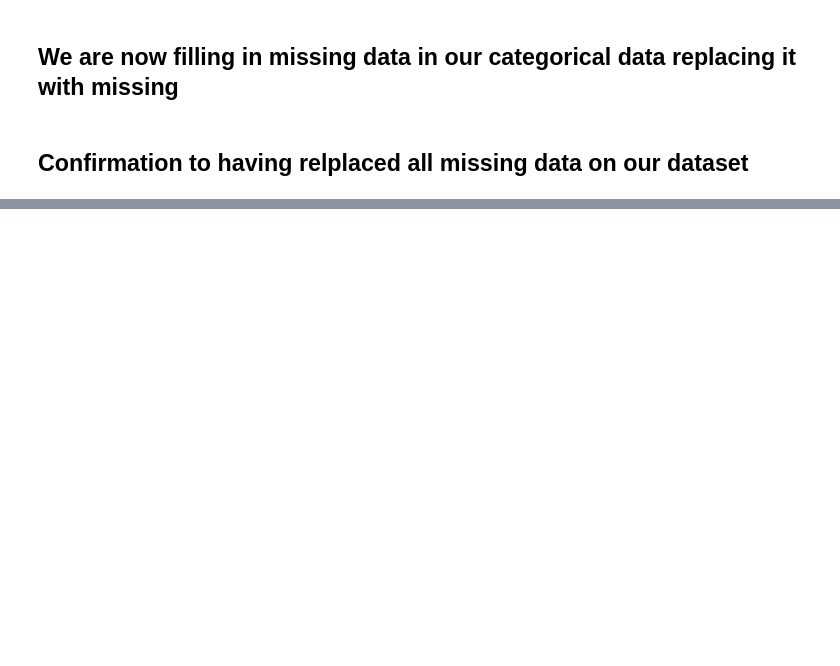
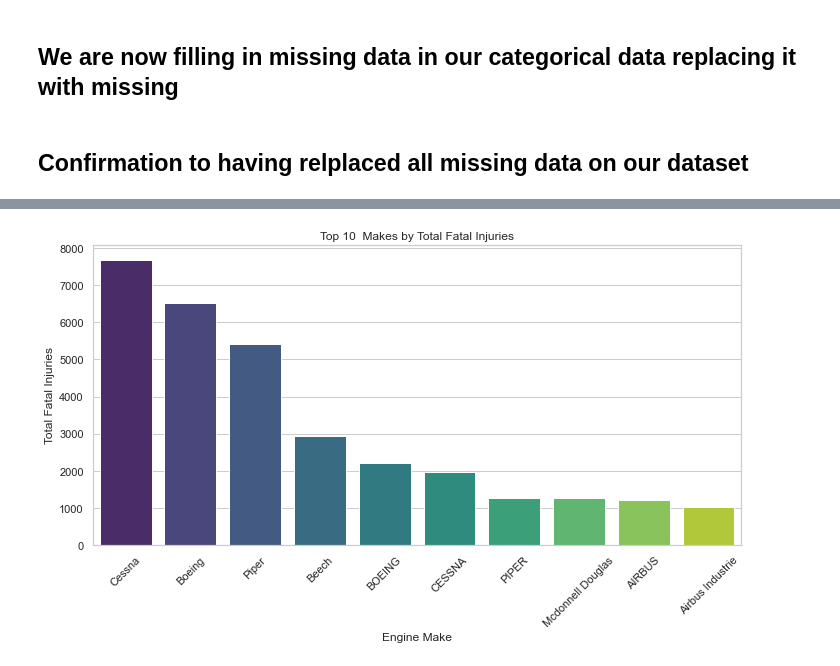
Before and after one commit to Dollcode-coder/dsc-phase-1-project-v3, a Jupyter notebook: student.ipynb, the cells around one changed output, grey strips where cells are left out. Cells and saved outputs as stored; diff of their text form; code cells hidden in the pictures; blank space fills up the shorter version.

```diff
--- a/student.ipynb
+++ b/student.ipynb
@@ -194,3 +229,7 @@ Broad.phase.of.flight     0
 Report.Status             0
 Publication.Date          0
 dtype: int64
+# %%
+#Went into the columns and used value counts that showed the terms below being similar so i i combined then into one
+df.replace('missing','Missing',inplace =True)
+df.replace('none', 'None', inplace=True)
@@ -196,0 +240,7 @@ dtype: int64
+# %%
+
+grouped_by_make = df.groupby('Make')['Total.Fatal.Injuries'].sum()
+
+grouped_by_make = grouped_by_make.sort_values(ascending=False)[:10]
+
+print(grouped_by_make)
@@ -196,0 +260,16 @@ dtype: int64
+# %%
+
+#grouped_by_make = df.groupby('Make')['Total.Fatal.Injuries'].sum()
+
+#grouped_by_make = grouped_by_make.sort_values(ascending=False)[:10]
+
+plt.figure(figsize=(10, 6))
+sns.barplot(x=grouped_by_make.index, y=grouped_by_make.values, palette='viridis')
+plt.title('Top 10  Makes by Total Fatal Injuries')
+plt.xlabel('Engine Make')
+plt.ylabel('Total Fatal Injuries')
+plt.xticks(rotation=45)
+plt.tight_layout()
+plt.show()
+# %% [output]
+[figure, added]
```
Also changed, not shown: parts of 22 cells of this notebook.
